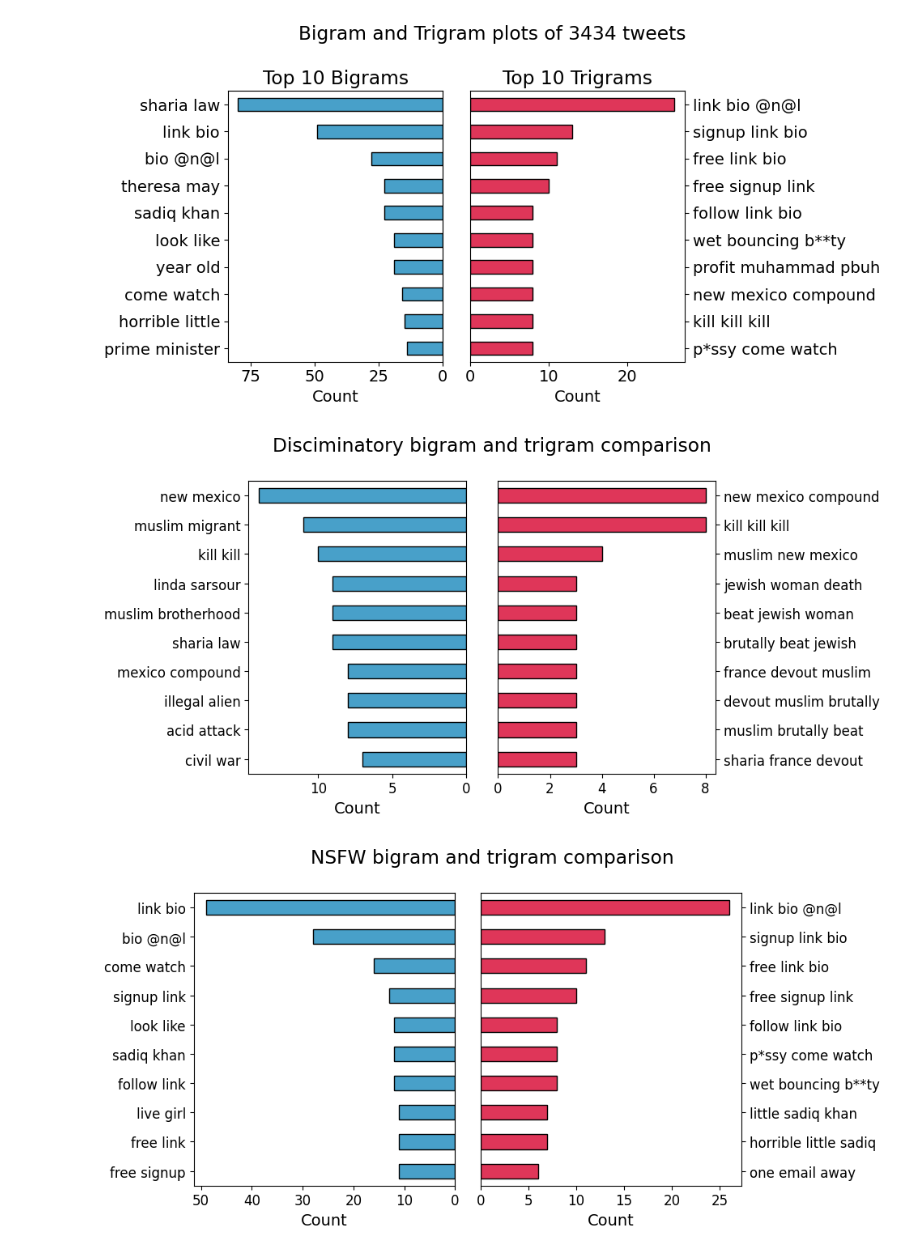
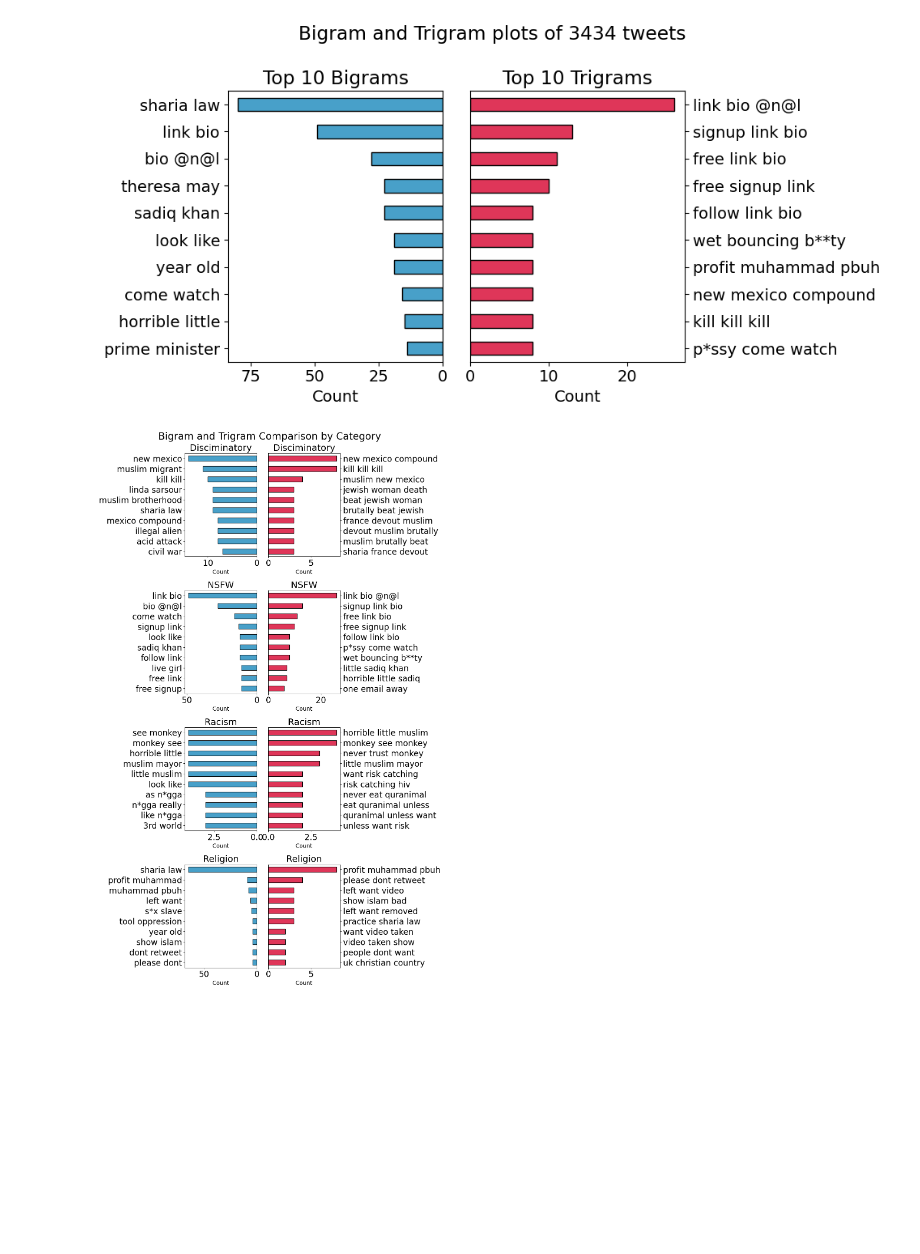
Before and after one commit to pinglainstitute/LLM-reviewtransformation, a Jupyter notebook: Notebooks/Twitter/twitter_analysis.ipynb, the cells around one changed output. Drawn from its saved outputs; the diff is of its cells as text; code cells hidden in the pictures; blank space fills up the shorter version.

```diff
--- a/Notebooks/Twitter/twitter_analysis.ipynb
+++ b/Notebooks/Twitter/twitter_analysis.ipynb
@@ -296,30 +297,39 @@ plt.show()
 # %% [output]
 [figure]
 # %%
-for category, group in bigram_df.groupby("category"):
+categories = bigram_df['category'].unique()
+categories = [x for x in categories if x != 'No Abuse']
+
+fig, axes = plt.subplots(len(categories), 2, figsize=(12, 5 * len(categories)),
+                         gridspec_kw={'width_ratios': [1, 1]})
+
+if len(categories) == 1:
+    axes = [axes]
+
+for idx, category in enumerate(categories):
+    group = bigram_df[bigram_df['category'] == category]
     trigram_group = trigram_df[trigram_df['category'] == category]
 
-    fig, ax = plt.subplots(1, 2, figsize=(10, 5), gridspec_kw={'width_ratios': [1, 1]})
-    fig.suptitle(f"{category} bigram and trigram comparison")
     # plot bigram data
     group.sort_values('count', ascending=True).plot.barh(
-        x='censored', y='count', ax=ax[0], color=barcolors[3], legend=False, **barstyle)
-    ax[0].set_xlabel("Count")
-    ax[0].set_ylabel('',fontsize=25)
-    ax[0].invert_xaxis()
-    ax[0].tick_params(axis='both', labelsize=12)
+        x='censored', y='count', ax=axes[idx][0], color=barcolors[3], legend=False, **barstyle)
+    axes[idx][0].set_xlabel("Count")
+    axes[idx][0].set_ylabel('', fontsize=25)
+    axes[idx][0].invert_xaxis()
+    axes[idx][0].tick_params(axis='both', labelsize=20)
+    axes[idx][0].set_title(f"{category}", fontsize=22)
 
     # plot trigram data
     trigram_group.sort_values('count', ascending=True).plot.barh(
-        x='censored', y='count', ax=ax[1], color=barcolors[6], legend=False, **barstyle)
-    ax[1].set_xlabel("Count")
-    ax[1].set_ylabel('',fontsize=25)
-    ax[1].yaxis.set_tick_params(left=False, labelleft=False, right=True, labelright=True)
-    ax[1].tick_params(axis='both', labelsize=12)
+        x='censored', y='count', ax=axes[idx][1], color=barcolors[6], legend=False, **barstyle)
+    axes[idx][1].set_xlabel("Count")
+    axes[idx][1].set_ylabel('', fontsize=25)
+    axes[idx][1].yaxis.set_tick_params(left=False, labelleft=False, right=True, labelright=True)
+    axes[idx][1].tick_params(axis='both', labelsize=20)
+    axes[idx][1].set_title(f"{category}", fontsize=22)
 
-
-    plt.tight_layout()
-    plt.show()
+plt.tight_layout(rect=[0, 0.03, 1, 0.97])
+fig.suptitle("Bigram and Trigram Comparison by Category", fontsize=24)
+plt.show()
 # %% [output]
-[figure, old version]
+[figure, new version]
-[figure, removed]
```
Also changed, not shown: parts of 2 cells of this notebook, 12 other files.
